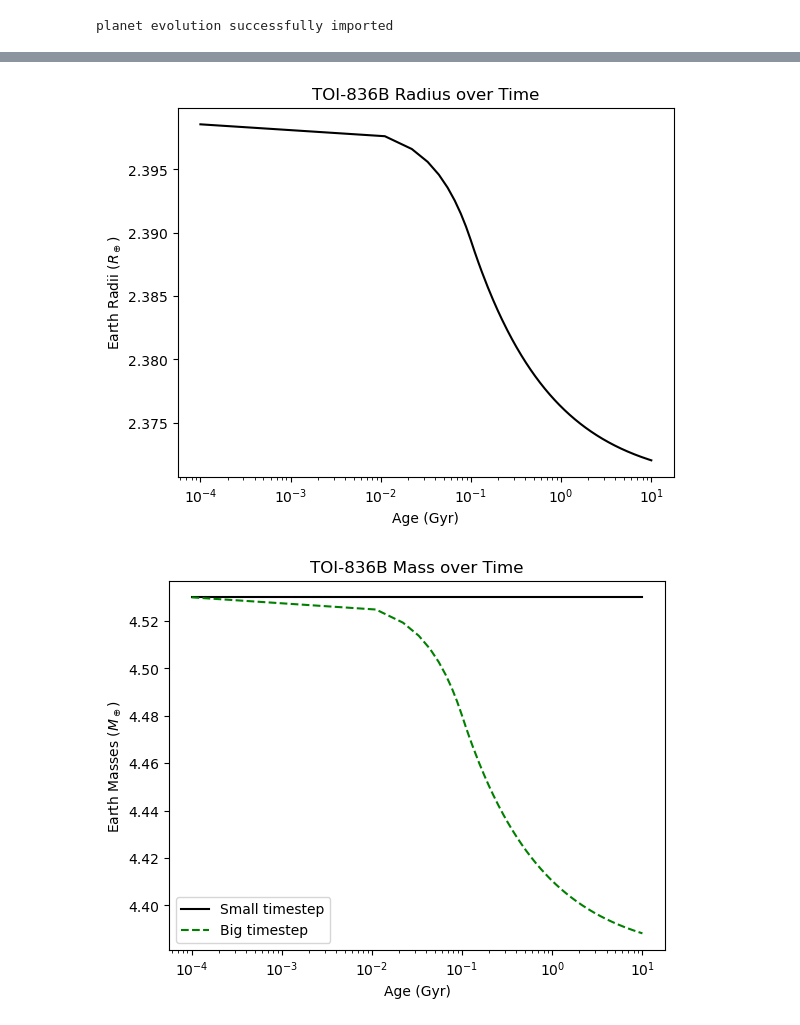
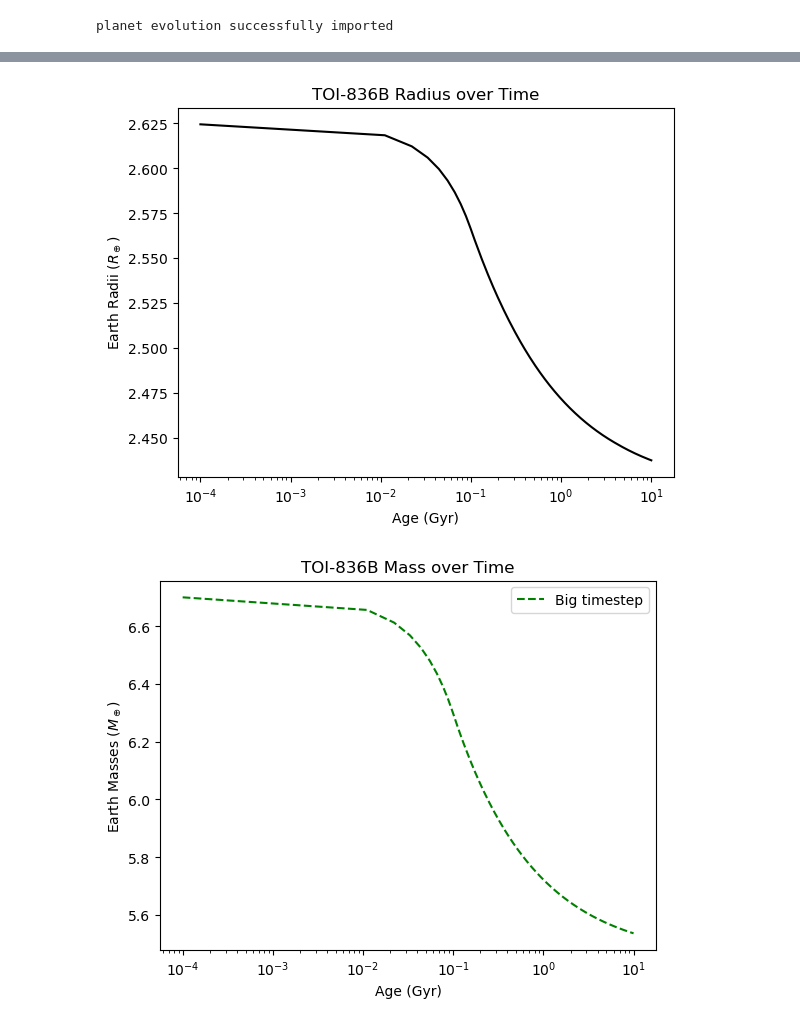
Before and after one commit to an0wen/astro9-w25-steamworldsloss, a Jupyter notebook: planet_evolution_AC.ipynb, the cells around one changed output, grey strips where cells are left out. Saved outputs shown, nothing was run; the diff lists cells and outputs as text; code cells hidden in the pictures.

```diff
--- a/planet_evolution_AC.ipynb
+++ b/planet_evolution_AC.ipynb
@@ -15,8 +15,8 @@ M_ea=5.97219e24 #Kg - mass of earth
 R_ea=6.371e6 #meters - radius of earth
 L_star=0.5*L_sun #placeholder
 M_star=0.604*M_sun
-Teq=1323 # Equilibrium temperature in Kelvin
-a= 0.01159*au #semimajor axis
+Teq=922 # Equilibrium temperature in Kelvin
+a= 0.0554au #semimajor axis
 a_0 = 0.5 ##slope at which L_He decreases over time
 yr=3600*24*365 #Converting year to seconds
 t_sat=1e8*yr #100 million years to seconds
@@ -42,7 +42,7 @@ def Rp_function(CMF,X,Teq,Mp): #Mp in kg, returns Rp in meters
     Rp_e=iop.radius_iop(CMF,X,Teq,Mp_e)
     return(Rp_e*R_ea)#X is water mass fraction, function not made yet
 #High energy luminosity
-def L_He_function(M_star,t): #t in Myr
+def L_He_function(t): #t in Myr
     if t<t_sat:
         return(L_sat)
     else:
@@ -50,12 +50,12 @@ def L_He_function(M_star,t): #t in Myr
 #Efficiency parameter η - how much HE is converted into mass loss
 def eff_par(Mp,Rp):
     v_esc=((2*(G)*Mp)/(Rp))**(0.5)
-    return(0.1*(((v_esc)/(15000))**(-2)))
+    return((0.1)*((v_esc/15000)**-2))
 #Mass-loss rate
 def ml_rate(Mp,Rp,a,t): #In earth masses/Billion Years
-    L_HiE=L_He_function(M_star,t)
+    L_HiE=L_He_function(t)
     e_p=eff_par(Mp,Rp)
-    return(1*(e_p*((Rp**3)*L_HiE)/(4*(a**2)*(G)*Mp))) #given in kg/s
+    return(e_p*(((np.pi)*(Rp**3)*(L_HiE))/(4*(pi)*(G)*(a**2)*(Mp)))) #given in kg/s
 # %%
 #Rp=Rp_function(0.325,0,300,1)
 #print(Rp)
@@ -72,12 +72,11 @@ print(Rp_function(cmf_p,X_evo,Teq,Mp_evo)/R_ea)
 # %%
 #Evolution
 t_evo=(1e6*yr)/10 #time
-del_t=1e6*yr #increment of time changing per 1 million years
+del_t=(1e6*yr) #increment of time changing per 1 million years
 tmax=10e9*yr #placeholder, to prevent computer overload
-Mp_0=9.95*M_ea #original mass of planet
+Mp_0=6.7*M_ea #original mass of planet
 X_0=0.5 #original WMF
-#Rp_evo=1.791*R_ea #radius of the planet that will change over time
-Mp_evo=9.95*M_ea #mass of the planet that will change over time
+Mp_evo=6.7*M_ea #mass of the planet that will change over time
 X_evo=0.5 #WMF that will change over time
 Rp_evo=Rp_function(cmf_p,X_evo,Teq,Mp_evo)
 ml=ml_rate(Mp_evo,Rp_evo,a,t_evo)
@@ -192,20 +211,20 @@ plt.show()
 # %%
-plt.plot(age/(Gyr*yr), (list_planetevo_r/R_ea), color="black", linestyle="-", label="Simulated Planet")
+plt.plot(time_array/(Gyr*yr), (rp_array/R_ea), color="black", linestyle="-", label="Simulated Planet")
 plt.xscale("log")
 plt.title("TOI-836B Radius over Time")
 plt.xlabel("Age (Gyr)")
 plt.ylabel("Earth Radii ($R_\\oplus$)")
 plt.show()
 # %% [output]
-[figure, old version]
+[figure, new version]
 # %%
-plt.plot(time_array1/(Gyr*yr), (mp_array1/M_ea), color="black", linestyle="-", label="Small timestep")
+
 plt.plot(time_array/(Gyr*yr), (mp_array/M_ea), color="green", linestyle="--", label="Big timestep")
 plt.xscale("log")
 plt.title("TOI-836B Mass over Time")
 plt.xlabel("Age (Gyr)")
 plt.ylabel("Earth Masses ($M_\\oplus$)")
 plt.legend()
 plt.show()
 # %% [output]
-[figure, old version]
+[figure, new version]
```
Also changed, not shown: parts of 11 cells of this notebook.
